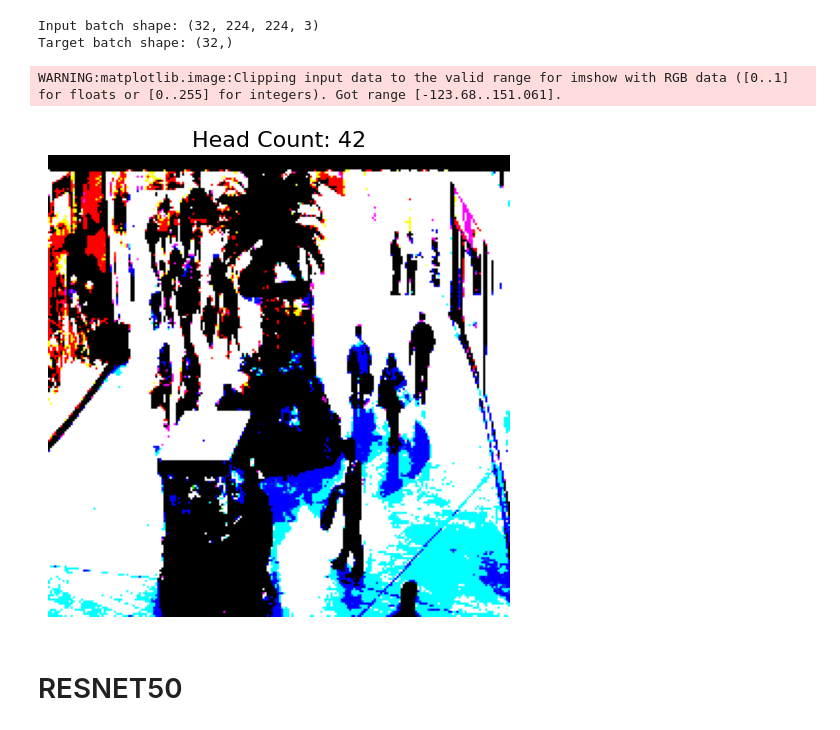
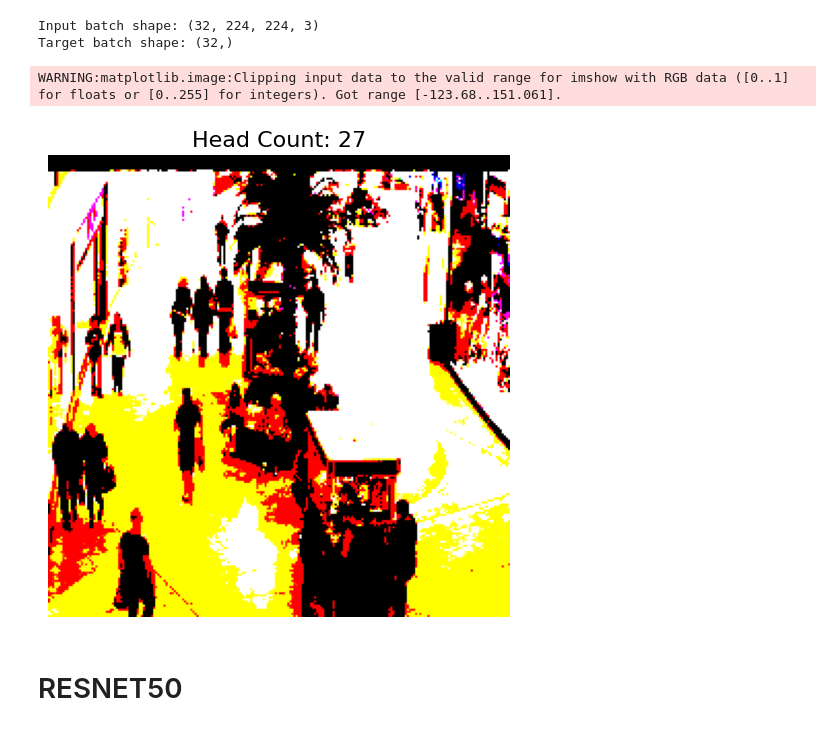
Before and after one commit to matteogorni2/Crowd-counting-computer-vision-project, a Jupyter notebook: VCS_Crowd_counting.ipynb, the cells around one changed output. Drawn from its saved outputs; the diff is of its cells as text; code cells hidden in the pictures.

```diff
--- a/VCS_Crowd_counting.ipynb
+++ b/VCS_Crowd_counting.ipynb
@@ -241,5 +207,5 @@ def create_flip_images(images_files, new_image_count, df):
 
     return df  # Return the updated dataframe
 # %%
-df=create_flip_images(images_files,10,df)
+df=create_flip_images(images_files,2000,df)
 # %% [output]
@@ -269,10 +212,0 @@ mall_dataset/images/seq_000001.jpg
-# %%
-# Load the first image from the dataframe
-image_path = os.path.join('mall_dataset/images/', df.iloc[0]['image_name'])
-image = cv2.imread(image_path)
-
-# Convert BGR to RGB and display
-plt.imshow(cv2.cvtColor(image, cv2.COLOR_BGR2RGB))
-plt.title("First Image in DataFrame")
-plt.axis("off")
-plt.show()
@@ -354,21 +286,21 @@ Input batch shape: (32, 224, 224, 3)
 Target batch shape: (32,)
 # %%
 # Fetch the first batch
-X_batch, y_batch = train_gen[0] #primo batch
+X_batch, y_batch = train_gen[1]
 
 # Select the first example of the batch
 image = X_batch[0]
 count = y_batch[0]
 
 # Plotting
 plt.figure(figsize=(8, 6))
 plt.imshow(image)
 plt.title(f'Head Count: {int(count)}', fontsize=16)
 plt.axis('off')
 plt.show()
 # %% [output]
 WARNING:matplotlib.image:Clipping input data to the valid range for imshow with RGB data ([0..1] for floats or [0..255] for integers). Got range [-123.68..151.061].
-[figure, old version]
+[figure, new version]
 # %% [markdown]
 # RESNET50
 # %%
```
Also changed, not shown: parts of 35 cells of this notebook.
